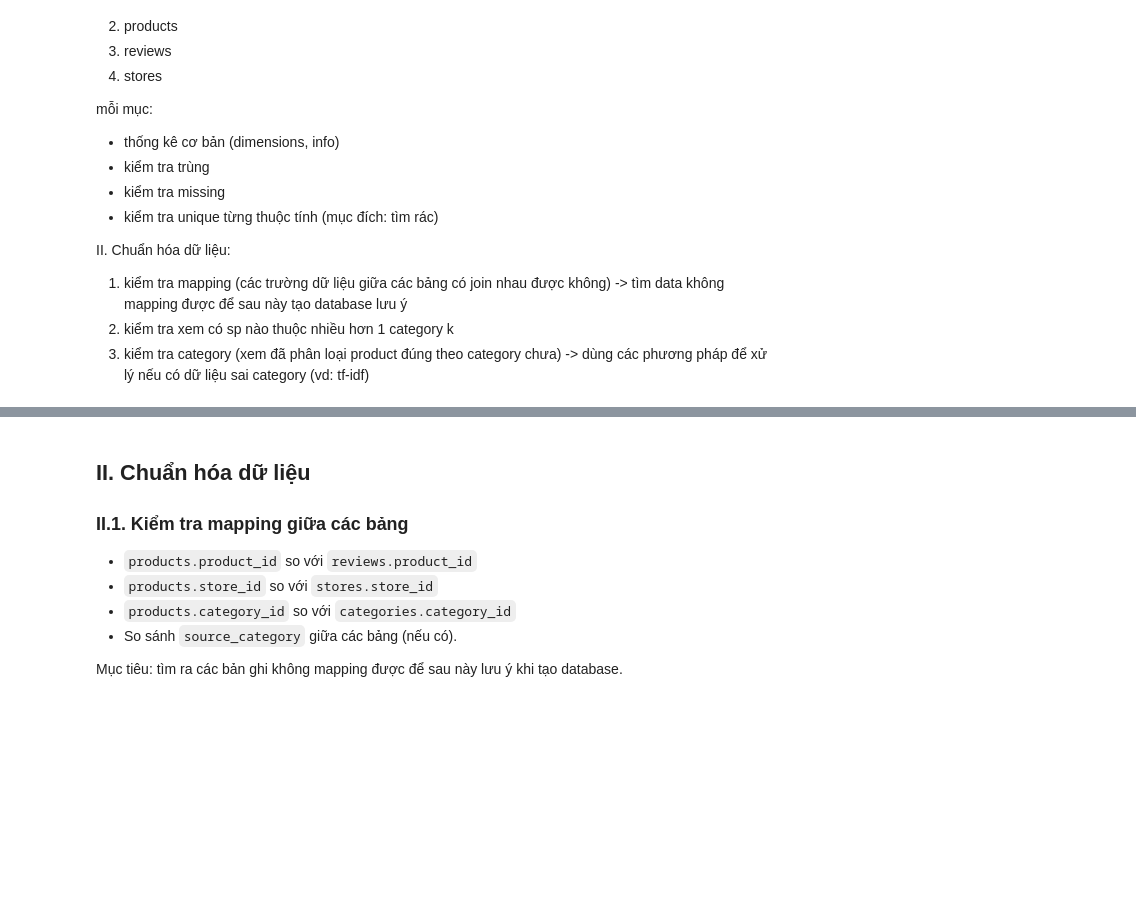
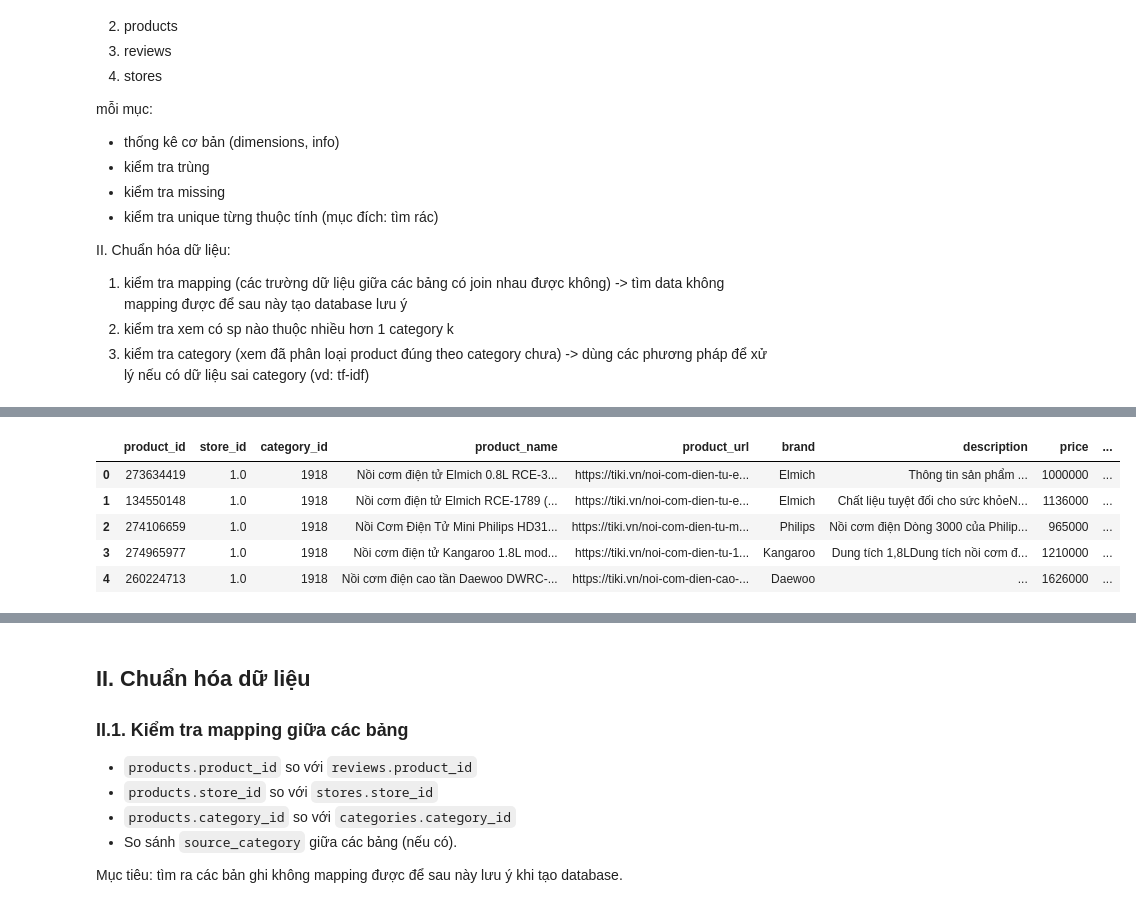
Before and after one commit to phuongth05/DV_LAB01, a Jupyter notebook: notebooks/01_preprocessing.ipynb, the cells around one changed output, grey strips where cells are left out. Saved outputs shown, nothing was run; the diff lists cells and outputs as text; code cells hidden in the pictures; blank space fills up the shorter version.

```diff
--- a/notebooks/01_preprocessing.ipynb
+++ b/notebooks/01_preprocessing.ipynb
@@ -32,8 +37,4 @@ Trong phần này, chúng ta sẽ:
 # %%
-import pandas as pd
-import numpy as np
-from pathlib import Path
-
 # Đường dẫn thư mục data (tương đối so với notebook)
 data_dir = Path("../data")
 
@@ -48,13 +49,10 @@ print(f"- products:   {products_path}")
 print(f"- reviews:    {reviews_path}")
 print(f"- stores:     {stores_path}")
 
-# Đọc 4 bảng
-categories = pd.read_csv(categories_path)
-products = pd.read_csv(products_path)
-reviews = pd.read_csv(reviews_path)
-stores = pd.read_csv(stores_path)
-
-categories.head(), products.head(), reviews.head(), stores.head()
+df_category = pd.read_csv(categories_path)
+df_product = pd.read_csv(products_path)
+df_review = pd.read_csv(reviews_path)
+df_store = pd.read_csv(stores_path)
 # %% [output]
 Đọc dữ liệu từ:
 - categories: ..\data\categories.csv
@@ -189,0 +71,9 @@ def analyze_table(name: str, df: pd.DataFrame, max_unique_print: int = 20):
+# %%
+df_product.head(5)
+# %% [output]
+|  | product_id | store_id | category_id | product_name | product_url | brand | description | price | ... |
+| 0 | 273634419 | 1.0 | 1918 | Nồi cơm điện tử Elmich 0.8L RCE-3... | https://tiki.vn/noi-com-dien-tu-e... | Elmich | Thông tin sản phẩm ... | 1000000 | ... |
+| 1 | 134550148 | 1.0 | 1918 | Nồi cơm điện tử Elmich RCE-1789 (... | https://tiki.vn/noi-com-dien-tu-e... | Elmich | Chất liệu tuyệt đối cho sức khỏeN... | 1136000 | ... |
+| 2 | 274106659 | 1.0 | 1918 | Nồi Cơm Điện Tử Mini Philips HD31... | https://tiki.vn/noi-com-dien-tu-m... | Philips | Nồi cơm điện Dòng 3000 của Philip... | 965000 | ... |
+| 3 | 274965977 | 1.0 | 1918 | Nồi cơm điện tử Kangaroo 1.8L mod... | https://tiki.vn/noi-com-dien-tu-1... | Kangaroo | Dung tích 1,8LDung tích nồi cơm đ... | 1210000 | ... |
+| 4 | 260224713 | 1.0 | 1918 | Nồi cơm điện cao tần Daewoo DWRC-... | https://tiki.vn/noi-com-dien-cao-... | Daewoo | ... | 1626000 | ... |
```
Also changed, not shown: parts of 22 cells of this notebook, 1 other file.
